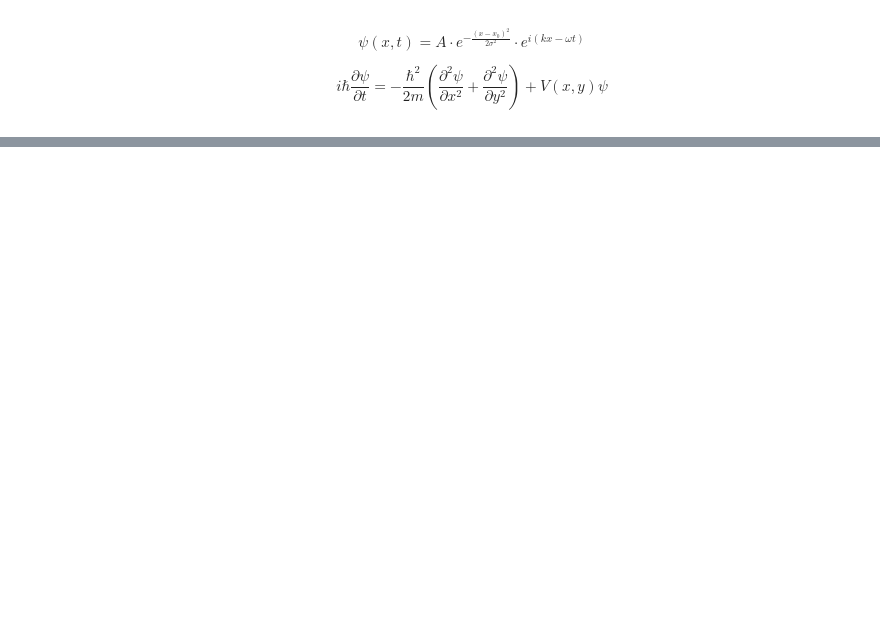
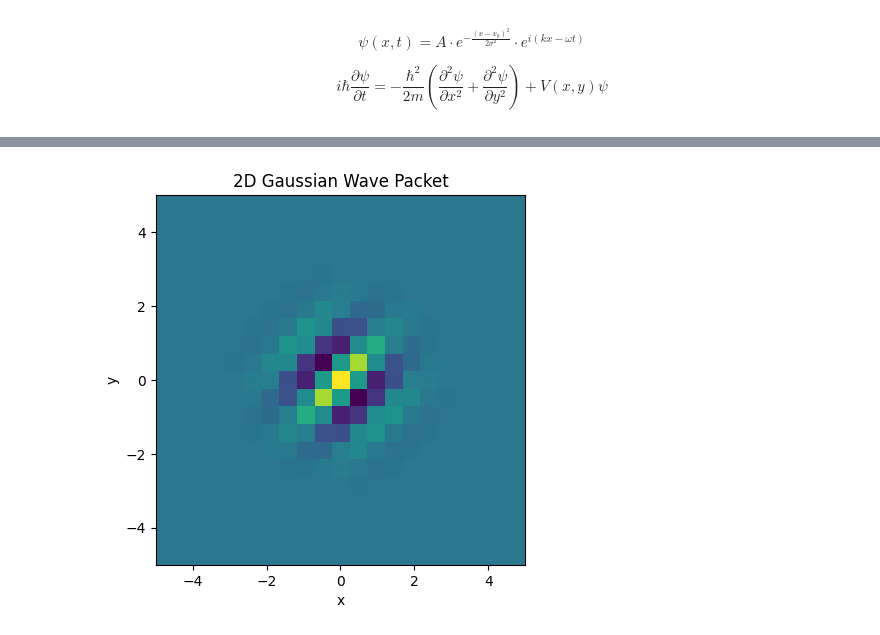
Before and after one commit to Sassy-Buoy/Comp-phys-Ex, a Jupyter notebook: gwp.ipynb, the cells around one changed output, grey strips where cells are left out. Cells and saved outputs as stored; diff of their text form; code cells hidden in the pictures; blank space fills up the shorter version.

```diff
--- a/gwp.ipynb
+++ b/gwp.ipynb
@@ -147,0 +132,21 @@ ValueError: unknown file extension: .mp4
+# %%
+from matplotlib.animation import FuncAnimation
+import matplotlib.pyplot as plt
+
+fig, ax = plt.subplots()
+
+def animate(i):
+    ax.clear()
+    ax.imshow(np.real(Psi[i][1]), extent=[-Lx/2, Lx/2, -Ly/2, Ly/2])
+    ax.set_xlabel('x')
+    ax.set_ylabel('y')
+    ax.set_title('2D Gaussian Wave Packet')
+    ax.set_aspect('equal')
+    ax.set_xlim(-Lx/2, Lx/2)
+    ax.set_ylim(-Ly/2, Ly/2)
+
+ani = FuncAnimation(fig, animate, frames=len(Psi), interval=100)
+# Save the animation
+ani.save('2D_Gaussian_Wave_Packet.gif', writer='pillow')
+# %% [output]
+[figure, added]
```
Also changed, not shown: parts of 4 cells of this notebook, 2 other files.
